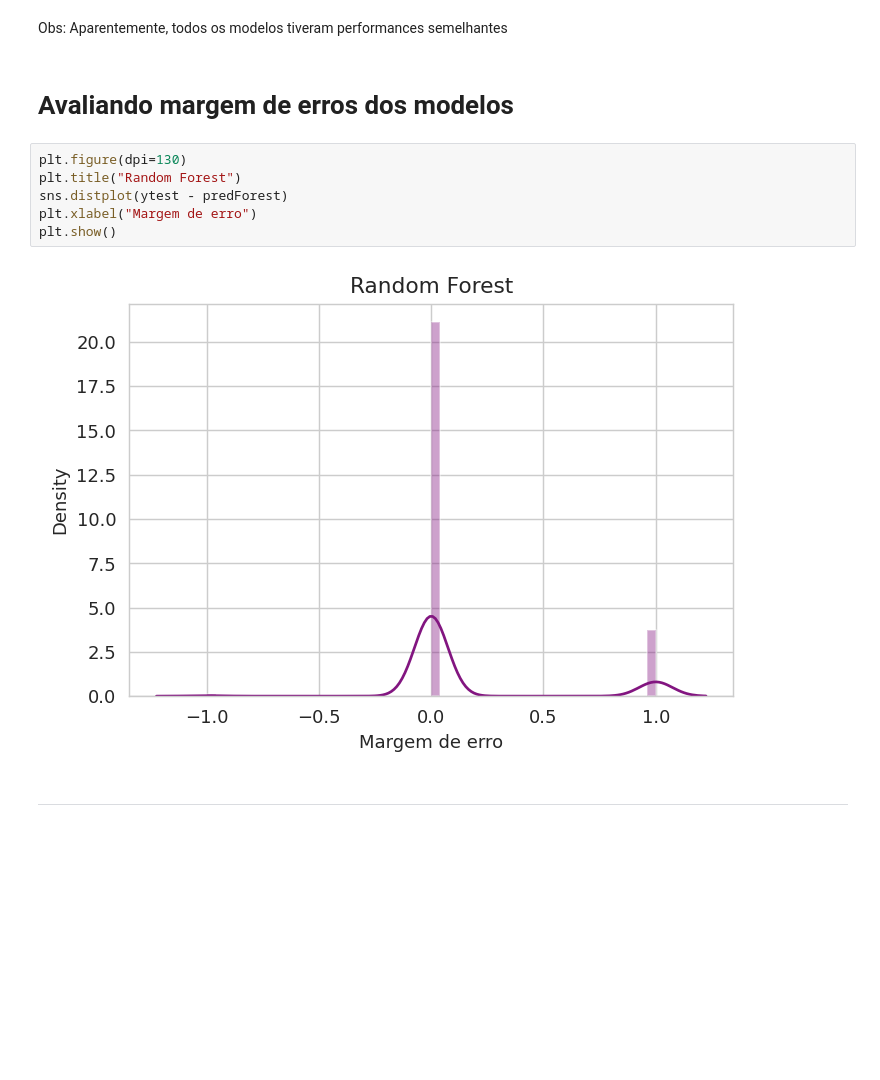
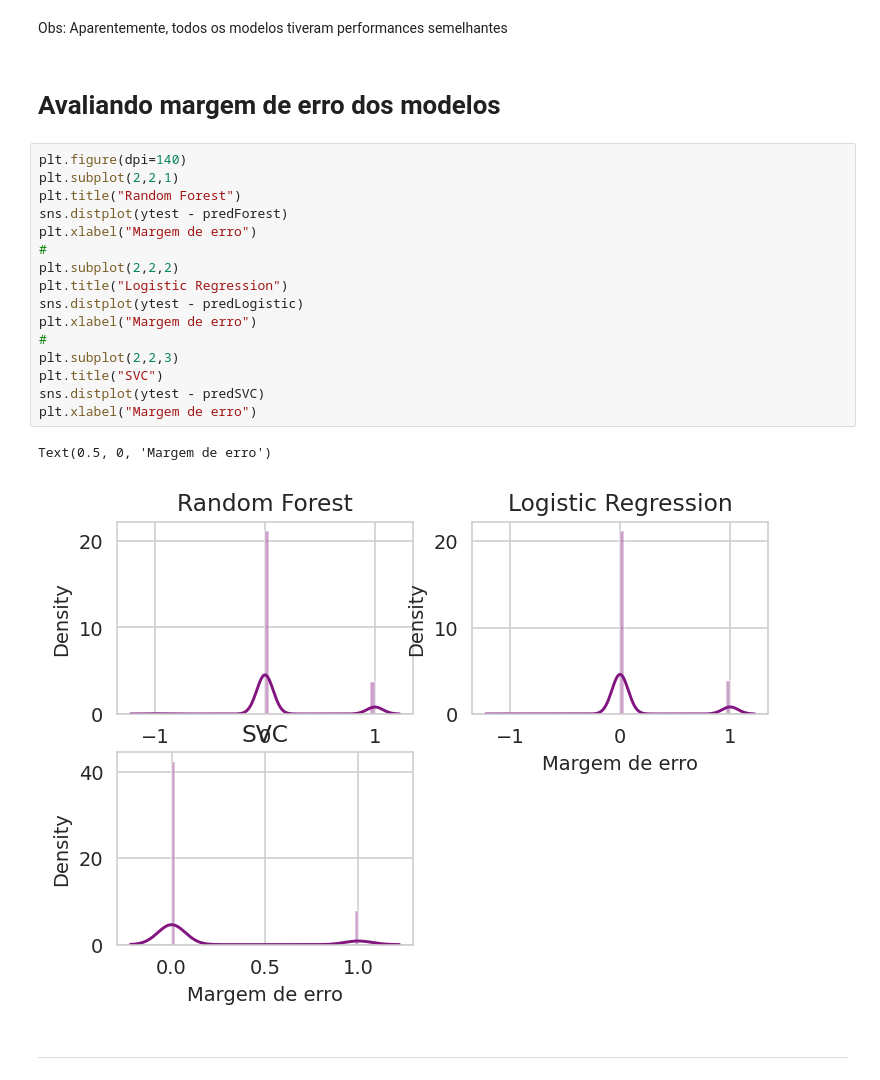
Before and after one commit to JairoLopes/Analises_R_Python, a Jupyter notebook: Projeto_EmprestimosLendingClub/ML_emprestimos.ipynb, the cells around one changed output. Saved outputs shown, nothing was run; the diff lists cells and outputs as text; blank space fills up the shorter version.

```diff
--- a/Projeto_EmprestimosLendingClub/ML_emprestimos.ipynb
+++ b/Projeto_EmprestimosLendingClub/ML_emprestimos.ipynb
@@ -263,15 +263,26 @@ SVM:85%
 # %% [markdown]
 Obs: Aparentemente, todos os modelos tiveram performances semelhantes
 # %% [markdown]
-# Avaliando margem de erros dos modelos
+# Avaliando margem de erro dos modelos
-# %%
-plt.figure(dpi=130)
-plt.title("Random Forest")
-sns.distplot(ytest - predForest)
-plt.xlabel("Margem de erro")
-plt.show()
-# %% [output]
-[figure, removed]
+# %%
+plt.figure(dpi=140)
+plt.subplot(2,2,1)
+plt.title("Random Forest")
+sns.distplot(ytest - predForest)
+plt.xlabel("Margem de erro")
+#
+plt.subplot(2,2,2)
+plt.title("Logistic Regression")
+sns.distplot(ytest - predLogistic)
+plt.xlabel("Margem de erro")
+#
+plt.subplot(2,2,3)
+plt.title("SVC")
+sns.distplot(ytest - predSVC)
+plt.xlabel("Margem de erro")
+# %% [output]
+Text(0.5, 0, 'Margem de erro')
+[figure, added]
 # %% [markdown]
 
 ***
```
Also changed, not shown: parts of 4 cells of this notebook.
